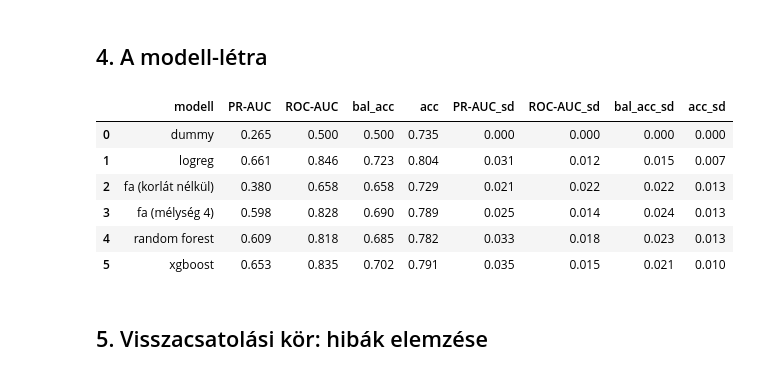
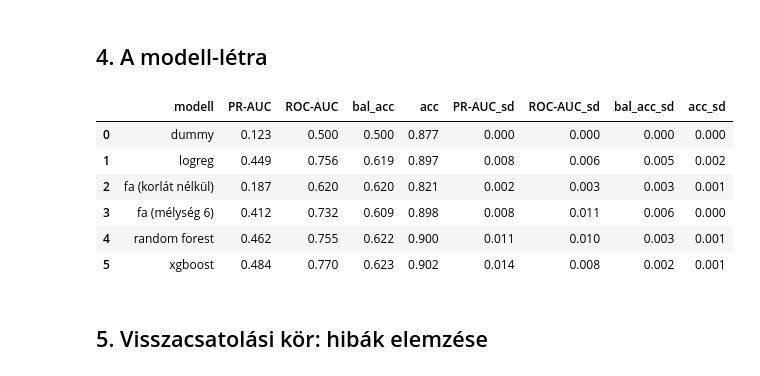
Before and after one commit to karpatika92/nasz_data_science_course, a Jupyter notebook: lessons/04-klasszifikacio/demo.ipynb, the cells around one changed output. Drawn from its saved outputs; the diff is of its cells as text; code cells hidden in the pictures.

```diff
--- a/lessons/04-klasszifikacio/demo.ipynb
+++ b/lessons/04-klasszifikacio/demo.ipynb
@@ -132,0 +120,10 @@ cv = StratifiedKFold(5, shuffle=True, random_state=0)
+# %%
+mmr = [c for c in raw.columns if c.startswith("MMR")]
+NUMS["zero_prices"] = {c: int((raw[c] == 0).sum()) for c in mmr}
+print("nulla értékű árak (lehetetlen):", NUMS["zero_prices"])
+print("Transmission:", raw.Transmission.value_counts(dropna=False).to_dict())
+print("hiányzó értékek oszloponként:\n", raw.isna().sum()[lambda s: s > 0].to_string())
+print("különböző értékek:", {c: int(raw[c].nunique()) for c in ["Make", "Model", "Trim", "SubModel", "BYRNO", "VNZIP1", "VNST"]})
+t = pd.to_datetime(raw.PurchDate, unit="s"); print("vásárlás időszaka:", t.min().date(), "–", t.max().date())
+NUMS.update(transmission_manual=int((raw.Transmission == "Manual").sum()), n_unique={c: int(raw[c].nunique()) for c in ["Model", "SubModel", "Trim", "VNZIP1", "BYRNO"]},
+            n_missing={c: int(v) for c, v in raw.isna().sum()[lambda s: s > 0].items()}, date_min=str(t.min().date()), date_max=str(t.max().date()))
@@ -133,8 +217,8 @@ cv = StratifiedKFold(5, shuffle=True, random_state=0)
 # %%
-dummy = make_pipeline(make_prep(), DummyClassifier(strategy="most_frequent"))
+dummy = make_pipeline(prep_tree(), DummyClassifier(strategy="most_frequent"))
 pred = cross_val_predict(dummy, X_train, y_train, cv=cv)
 NUMS["dummy"] = dict(acc=accuracy_score(y_train, pred), bal=balanced_accuracy_score(y_train, pred), recall=recall_score(y_train, pred))
-print("'senki nem mond le':", {k: round(v, 3) for k, v in NUMS["dummy"].items()})
+print("'minden vétel jó':", {k: round(v, 3) for k, v in NUMS["dummy"].items()})
 rng = np.random.default_rng(0); y_rare = (rng.random(10000) < .01).astype(int)
 NUMS["rare_1pct"] = dict(acc=accuracy_score(y_rare, np.zeros(10000)), bal=balanced_accuracy_score(y_rare, np.zeros(10000)))
 print("1%-os célváltozó, konstans 'negatív':", {k: round(v, 3) for k, v in NUMS["rare_1pct"].items()})
@@ -143,14 +227 @@ print("1%-os célváltozó, konstans 'negatív':", {k: round(v, 3) for k, v in N
 1%-os célváltozó, konstans 'negatív': {'acc': 0.991, 'bal': 0.5}
-# %%
-lr = make_pipeline(make_prep(scale=True), LogisticRegression(max_iter=2000))
-p_lr = cross_val_predict(lr, X_train, y_train, cv=cv, method="predict_proba")[:, 1]
-tn, fp, fn, tp = confusion_matrix(y_train, p_lr > .5).ravel()
-NUMS["lr_confusion"] = dict(TP=int(tp), FP=int(fp), FN=int(fn), TN=int(tn))
-NUMS["lr_at_05"] = dict(precision=tp/(tp+fp), recall=tp/(tp+fn), spec=tn/(tn+fp), acc=accuracy_score(y_train, p_lr > .5), bal=balanced_accuracy_score(y_train, p_lr > .5))
-print(NUMS["lr_confusion"], {k: round(v, 3) for k, v in NUMS["lr_at_05"].items()})
-def thr_table(y, p, ts=(.5, .4, .3, .2)):
-    return pd.DataFrame([{"küszöb": t, "megjelölt %": (p > t).mean() * 100, "precision": precision_score(y, p > t), "recall": recall_score(y, p > t),
-                          "kiegyens. pontosság": balanced_accuracy_score(y, p > t), "pontosság": accuracy_score(y, p > t)} for t in ts])
-thr_lr = thr_table(y_train, p_lr); display(thr_lr.round(3))
-o = np.argsort(-p_lr); NUMS["precision_at_k"] = {k: float(y_train.values[o[:k]].mean()) for k in (100, 300, 500, 1000)}
-NUMS["lr_roc_auc"], NUMS["lr_pr_auc"] = float(roc_auc_score(y_train, p_lr)), float(average_precision_score(y_train, p_lr)); print(NUMS["precision_at_k"], NUMS["lr_roc_auc"], NUMS["lr_pr_auc"])
@@ -175,28 +276,27 @@ plt.tight_layout(w_pad=4); keep(fig, "metrics_roc_pr")
 ## 4. A modell-létra
 # %%
 models = {
-    "dummy":           make_pipeline(make_prep(), DummyClassifier(strategy="prior")),
-    "logreg":          make_pipeline(make_prep(scale=True), LogisticRegression(max_iter=2000)),
-    "fa (korlát nélkül)": make_pipeline(make_prep(), DecisionTreeClassifier(random_state=0)),
-    "fa (mélység 4)":  make_pipeline(make_prep(), DecisionTreeClassifier(max_depth=4, random_state=0)),
-    "random forest":   make_pipeline(make_prep(), RandomForestClassifier(300, random_state=0, n_jobs=-1)),
-    "xgboost":         make_pipeline(make_prep(), XGBClassifier(n_estimators=300, learning_rate=.1, max_depth=4, eval_metric="logloss", random_state=0)),
+    "dummy":              make_pipeline(prep_tree(), DummyClassifier(strategy="prior")),
+    "logreg":             lr,
+    "fa (korlát nélkül)": make_pipeline(prep_tree(), DecisionTreeClassifier(random_state=0)),
+    "fa (mélység 6)":     make_pipeline(prep_tree(), DecisionTreeClassifier(max_depth=6, min_samples_leaf=50, random_state=0)),
+    "random forest":      make_pipeline(prep_tree(), RandomForestClassifier(300, min_samples_leaf=3, random_state=0, n_jobs=-1)),
+    "xgboost":            make_pipeline(prep_tree(), xgb()),
 }
-KEY = {"logreg": "logreg", "xgboost": "xgboost", "random forest": "random forest"}
 scoring = {"PR-AUC": "average_precision", "ROC-AUC": "roc_auc", "bal_acc": "balanced_accuracy", "acc": "accuracy"}
 lad, fold_pr = [], {}
 for name, m in models.items():
-    r = cross_validate(m, X_train, y_train, cv=cv, scoring=scoring, n_jobs=-1); fold_pr[name] = r["test_PR-AUC"]
+    r = cross_validate(m, X_train, y_train, cv=cv, scoring=scoring, n_jobs=1); fold_pr[name] = r["test_PR-AUC"]
     lad.append({"modell": name, **{k: float(r["test_" + k].mean()) for k in scoring}, **{k + "_sd": float(r["test_" + k].std()) for k in scoring}})
-lad = pd.DataFrame(lad); display(lad.round(3)); NUMS["ladder"] = lad.round(4).to_dict("records")
+lad = pd.DataFrame(lad); display(lad.round(3)); NUMS["ladder"] = lad.round(4).to_dict("records"); tick("létra kész")
 # %% [output]
 |  | modell | PR-AUC | ROC-AUC | bal_acc | acc | PR-AUC_sd | ROC-AUC_sd | bal_acc_sd | acc_sd |
-| 0 | dummy | 0.265 | 0.500 | 0.500 | 0.735 | 0.000 | 0.000 | 0.000 | 0.000 |
-| 1 | logreg | 0.661 | 0.846 | 0.723 | 0.804 | 0.031 | 0.012 | 0.015 | 0.007 |
-| 2 | fa (korlát nélkül) | 0.380 | 0.658 | 0.658 | 0.729 | 0.021 | 0.022 | 0.022 | 0.013 |
-| 3 | fa (mélység 4) | 0.598 | 0.828 | 0.690 | 0.789 | 0.025 | 0.014 | 0.024 | 0.013 |
-| 4 | random forest | 0.609 | 0.818 | 0.685 | 0.782 | 0.033 | 0.018 | 0.023 | 0.013 |
-| 5 | xgboost | 0.653 | 0.835 | 0.702 | 0.791 | 0.035 | 0.015 | 0.021 | 0.010 |
+| 0 | dummy | 0.123 | 0.500 | 0.500 | 0.877 | 0.000 | 0.000 | 0.000 | 0.000 |
+| 1 | logreg | 0.449 | 0.756 | 0.619 | 0.897 | 0.008 | 0.006 | 0.005 | 0.002 |
+| 2 | fa (korlát nélkül) | 0.187 | 0.620 | 0.620 | 0.821 | 0.002 | 0.003 | 0.003 | 0.001 |
+| 3 | fa (mélység 6) | 0.412 | 0.732 | 0.609 | 0.898 | 0.008 | 0.011 | 0.006 | 0.000 |
+| 4 | random forest | 0.462 | 0.755 | 0.622 | 0.900 | 0.011 | 0.010 | 0.003 | 0.001 |
+| 5 | xgboost | 0.484 | 0.770 | 0.623 | 0.902 | 0.014 | 0.008 | 0.002 | 0.001 |
 # %%
 fig, ax = plt.subplots(figsize=(9.5, 4.8))
 for i, (n_, s_) in enumerate(fold_pr.items()):
```
Also changed, not shown: parts of 28 cells of this notebook, 38 other files.
